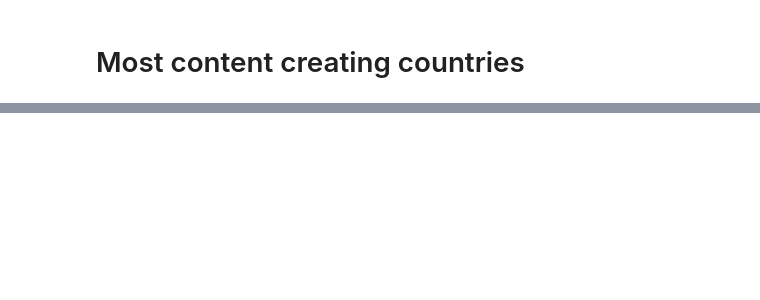
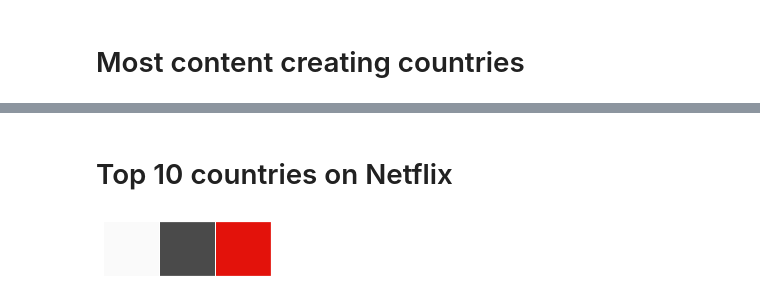
Before and after one commit to temple17/kagglepractice, a Jupyter notebook: Netflix_Movies_and_TV_Shows.ipynb, the cells around one changed output, grey strips where cells are left out. Cells and saved outputs as stored; diff of their text form; code cells hidden in the pictures; blank space fills up the shorter version.

```diff
--- a/Netflix_Movies_and_TV_Shows.ipynb
+++ b/Netflix_Movies_and_TV_Shows.ipynb
@@ -189 +169,13 @@ ax.set_xticklabels(list(countries_fin.keys())[0:10], rotation = 90)
 [figure]
+# %% [markdown]
+# Top 10 countries on Netflix
+# %%
+sns.palplot(['#fafafa', '#4a4a4a', '#e3120b'])
+
+color_map = ['#f5f5f1' for _ in range(10)]
+color_map[0] = color_map[1] = color_map[2] = '#e3120b'
+
+# fig, ax = plt.subplots(1, 1, figsize=(12, 6))
+# ax.bar(df.index, df, width=0.5, edgecolor='darkgrey', linewidth=0.6, color=color_map)
+# %% [output]
+[figure, added]
```
Also changed, not shown: parts of 8 cells of this notebook.
